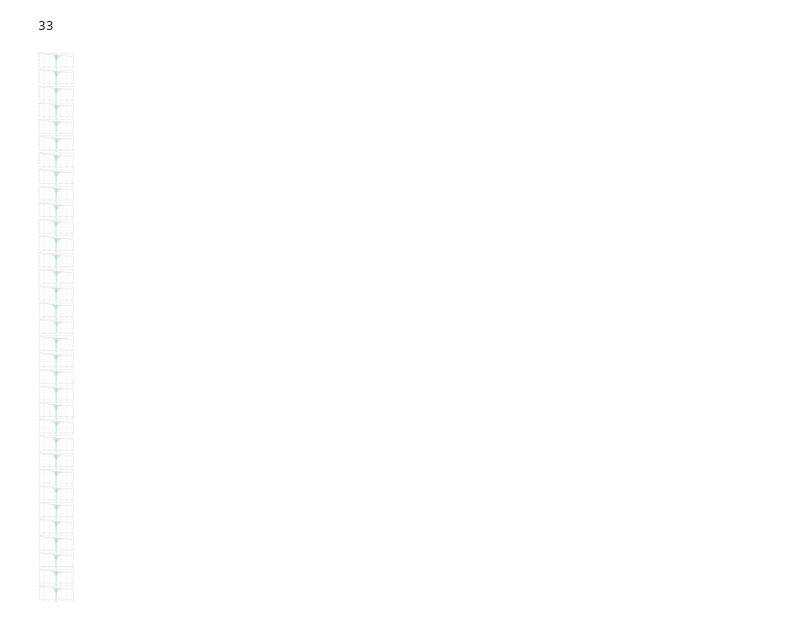
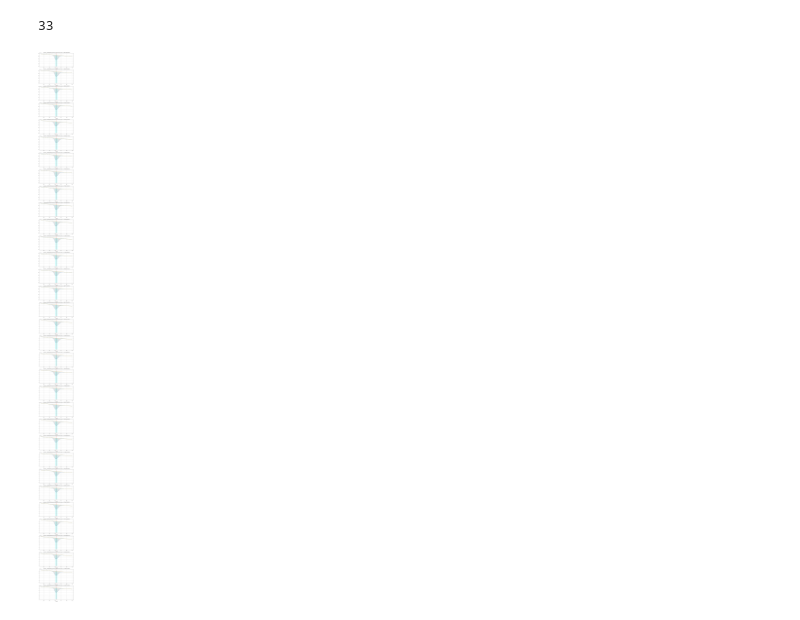
Before and after one commit to mrmonroy/AuxTel_eqw, a Jupyter notebook: O2_EQW/calculate_o2_eqw.ipynb, the cells around one changed output. Cells and saved outputs as stored; diff of their text form; code cells hidden in the pictures.

```diff
--- a/O2_EQW/calculate_o2_eqw.ipynb
+++ b/O2_EQW/calculate_o2_eqw.ipynb
@@ -165,6 +187,7 @@ eqw_val = eqw(lambda_ref,flux_ref,min_cont,max_cont,min_lin,max_lin,central_lamb
 airmass = []
 pressure = []
 eqwidth = []
+name = []
 for spec in spec_dict_good:
     #print(spec)
     airmass_ = spec_dict_good[spec]['airmass']
@@ -175,7 +198,7 @@ for spec in spec_dict_good:
     #print(lambda_)
     #print(flux_)
 
-    eqw_ = eqw(lambda_,flux_,min_cont,max_cont,min_lin,max_lin,make_plot=False)
+    eqw_ = eqw(lambda_,flux_,min_cont,max_cont,min_lin,max_lin,central_lambda=line_lambda,make_plot=False)
     '''
     if eqwdb_<0.:
         print(seqn)
@@ -195,6 +218,7 @@ for spec in spec_dict_good:
     airmass.append(airmass_)
     pressure.append(pressure_)
     eqwidth.append(eqw_)
+    name.append(spec)
 airmass = np.array(airmass)
 pressure = np.array(pressure)
 eqwidth = np.array(eqwidth)
@@ -243,21 +267,22 @@ print(num_plots)
 # %%
 fig, axs = plt.subplots(num_plots, 1, figsize=(12,6*num_plots))
 for i,spec in enumerate(list(spec_dict_high_am.keys())):
     airmass_ = spec_dict_good[spec]['airmass']
     pressure_ = spec_dict_good[spec]['pressure']
 
     lambda_ = spec_dict_good[spec]['all_lambdas']
     flux_ = spec_dict_good[spec]['all_fluxes']
 
-    eqw_, p3, xline, fline, ffit, ffit_model, linemask, xcontinuum, continuum = eqw(lambda_,flux_,min_cont,max_cont,min_lin,max_lin,make_plot=False,return_fit=True)
+    eqw_, p3, xline, fline, ffit, ffit_model, linemask, xcontinuum, continuum = eqw(lambda_,flux_,min_cont,max_cont,min_lin,max_lin,central_lambda=line_lambda,make_plot=False,return_fit=True)
 
     axs[i].plot(xline,fline)
     axs[i].plot(xline,ffit,ls='--',color='orange')
     axs[i].fill_between(xline[linemask],ffit_model,fline[linemask],color='gray',alpha=0.2)
     axs[i].fill_between(xcontinuum,continuum,color='cyan',alpha=0.2)
     axs[i].axvline(x=line_lambda,ls='--',color='r')
     axs[i].grid()
     axs[i].set_xlabel(r'$\lambda \, [nm]$',fontsize=12)
+    axs[i].set_title(spec+', airmass = {0}'.format(airmass_))
     #axs[i].set_ylabel(r'$\gamma \, / \, (s \cdot cm^2 \cdot nm)$',fontsize=12)
 # %% [output]
-[figure, old version]
+[figure, new version]
```
Also changed, not shown: parts of 14 cells of this notebook.
